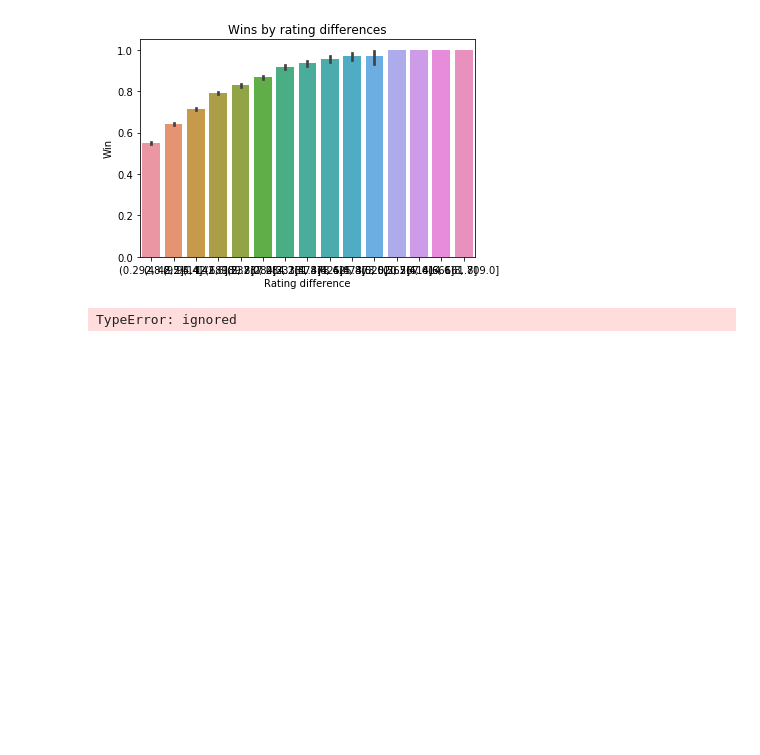
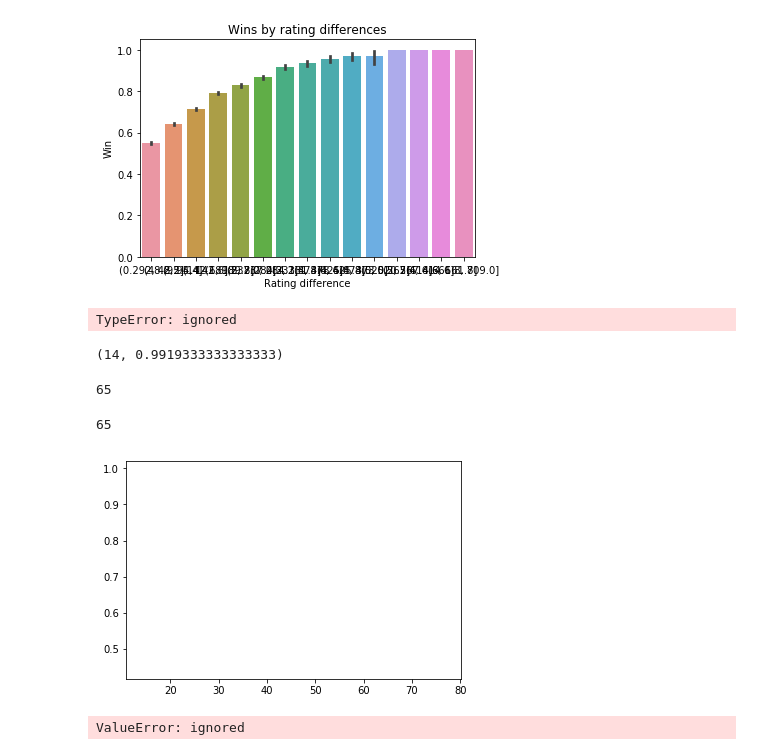
Before and after one commit to dzkha/Shogi-Post, a Jupyter notebook: Shogi.ipynb, the cells around one changed output. Saved outputs shown, nothing was run; the diff lists cells and outputs as text; code cells hidden in the pictures; blank space fills up the shorter version.

```diff
--- a/Shogi.ipynb
+++ b/Shogi.ipynb
@@ -550,3 +549,32 @@ matches.to_csv("matches.csv")
 # %%
 # %% [output]
 TypeError: ignored
+# %%
+mean_winrate = []
+matches_20 = matches[matches['matches'] > 20]
+for age in range(10,80):
+  mean = matches_20[matches['age']>age][matches['age']<(age+1)]['win_rate'].mean()
+  mean_winrate.append(mean)
+# %%
+mean_winrate = mean_winrate[4:-1]
+# %%
+mean_winrate[0]
+# %% [output]
+(14, 0.9919333333333333)
+# %%
+len(mean_winrate)
+# %% [output]
+65
+# %%
+len(range(14,79))
+# %% [output]
+65
+# %%
+for i in range(14,79)):
+    plt.plot(mean_winrate[i][0],mean_winrate[i][1])
+# %% [output]
+[figure, added]
+# %%
+sns.regplot(range(14,79),mean_winrate)
+# %% [output]
+ValueError: ignored
```
Also changed, not shown: parts of 15 cells of this notebook.
